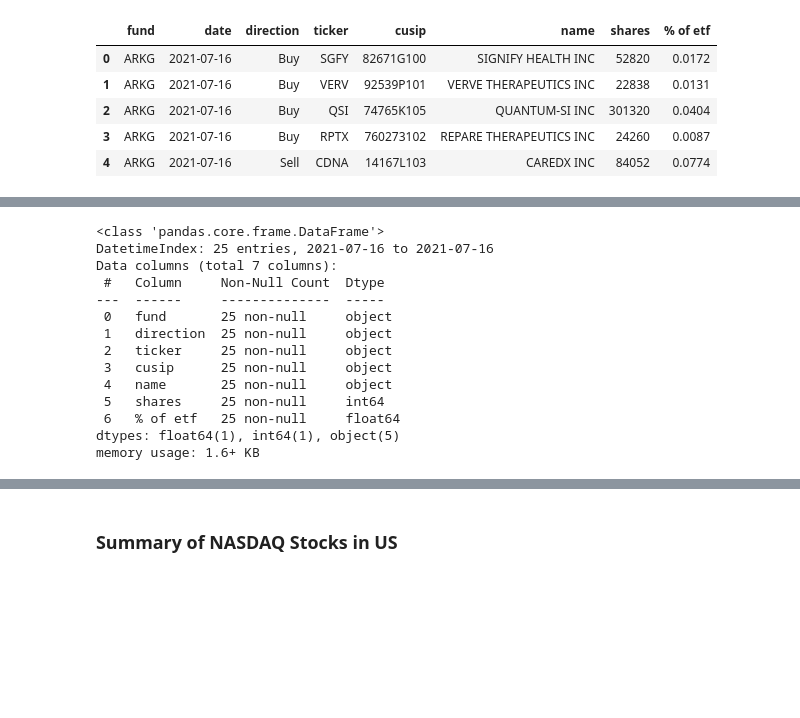
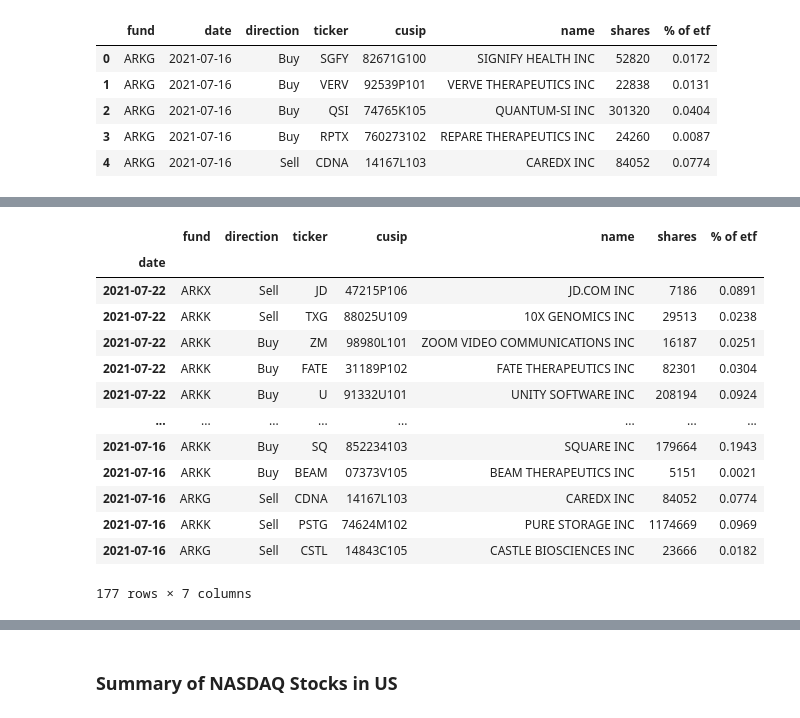
Before and after one commit to Yongliang-Shi/market-prediction, a Jupyter notebook: arks.ipynb, the cells around one changed output, grey strips where cells are left out. Drawn from its saved outputs; the diff is of its cells as text; code cells hidden in the pictures; blank space fills up the shorter version.

Commit message:
Create a function to append today's adjustments to the record

```diff
--- a/arks.ipynb
+++ b/arks.ipynb
@@ -153,9 +210,9 @@ def clean_daily_portfolio_adjustments(df):
     return df
 # %%
-# Test the defined function
+# Clean today's adjustments
 
-daily_trade = pd.read_csv(f"{tradedb}ARK_Trade_07162021.csv")
+daily_trade = pd.read_csv(f"{tradedb}ARK_Trade_07212021.csv")
 daily_trade = clean_daily_portfolio_adjustments(daily_trade)
 print(daily_trade.shape)
-daily_trade.head()
+daily_trade.info()
 # %% [output]
@@ -188,10 +233,0 @@ memory usage: 1.7+ KB
-# %%
-# Cast the columns to a specified dtype
-
-dtype_dic = {
-    'shares': 'int64',
-    '% of etf': 'float64'
-}
-
-daily_trade = daily_trade.astype(dtype_dic)
-daily_trade.info()
@@ -214,23 +234,33 @@ memory usage: 1.7+ KB
-# %%
-# Convert the values of the date column to the datetime64 dtype
-daily_trade.date = pd.to_datetime(daily_trade.date)
-
-# Set the date column as the index
-daily_trade = daily_trade.set_index('date')
-
-daily_trade.info()
-# %% [output]
-<class 'pandas.core.frame.DataFrame'>
-DatetimeIndex: 25 entries, 2021-07-16 to 2021-07-16
-Data columns (total 7 columns):
- #   Column     Non-Null Count  Dtype
----  ------     --------------  -----
- 0   fund       25 non-null     object
- 1   direction  25 non-null     object
- 2   ticker     25 non-null     object
- 3   cusip      25 non-null     object
- 4   name       25 non-null     object
- 5   shares     25 non-null     int64
- 6   % of etf   25 non-null     float64
-dtypes: float64(1), int64(1), object(5)
-memory usage: 1.6+ KB
+# %%
+# Define a function to append the daily portolio adjustments to the record
+
+def append_daily_portfolio_adjustments(daily_trade):
+    '''
+    '''
+    df = pd.read_csv(f"{tradedb}arktrade.csv")
+    df.date = pd.to_datetime(df.date)
+    df = df.set_index('date')
+    df = pd.concat([df,daily_trade])
+    df = df.sort_index(ascending=False)
+    df.to_csv(f"{tradedb}arktrade.csv")
+    return df
+# %%
+# Append today's adjustments
+
+df = append_daily_portfolio_adjustments(daily_trade)
+df.head()
+# %% [output]
+|  | fund | direction | ticker | cusip | name | shares | % of etf |
+| date |  |  |  |  |  |  |  |
+| 2021-07-22 | ARKX | Sell | JD | 47215P106 | JD.COM INC | 7186 | 0.0891 |
+| 2021-07-22 | ARKK | Sell | TXG | 88025U109 | 10X GENOMICS INC | 29513 | 0.0238 |
+| 2021-07-22 | ARKK | Buy | ZM | 98980L101 | ZOOM VIDEO COMMUNICATIONS INC | 16187 | 0.0251 |
+| 2021-07-22 | ARKK | Buy | FATE | 31189P102 | FATE THERAPEUTICS INC | 82301 | 0.0304 |
+| 2021-07-22 | ARKK | Buy | U | 91332U101 | UNITY SOFTWARE INC | 208194 | 0.0924 |
+| ... | ... | ... | ... | ... | ... | ... | ... |
+| 2021-07-16 | ARKK | Buy | SQ | 852234103 | SQUARE INC | 179664 | 0.1943 |
+| 2021-07-16 | ARKK | Buy | BEAM | 07373V105 | BEAM THERAPEUTICS INC | 5151 | 0.0021 |
+| 2021-07-16 | ARKG | Sell | CDNA | 14167L103 | CAREDX INC | 84052 | 0.0774 |
+| 2021-07-16 | ARKK | Sell | PSTG | 74624M102 | PURE STORAGE INC | 1174669 | 0.0969 |
+| 2021-07-16 | ARKG | Sell | CSTL | 14843C105 | CASTLE BIOSCIENCES INC | 23666 | 0.0182 |
+177 rows × 7 columns
```
Also changed, not shown: parts of 9 cells of this notebook.
